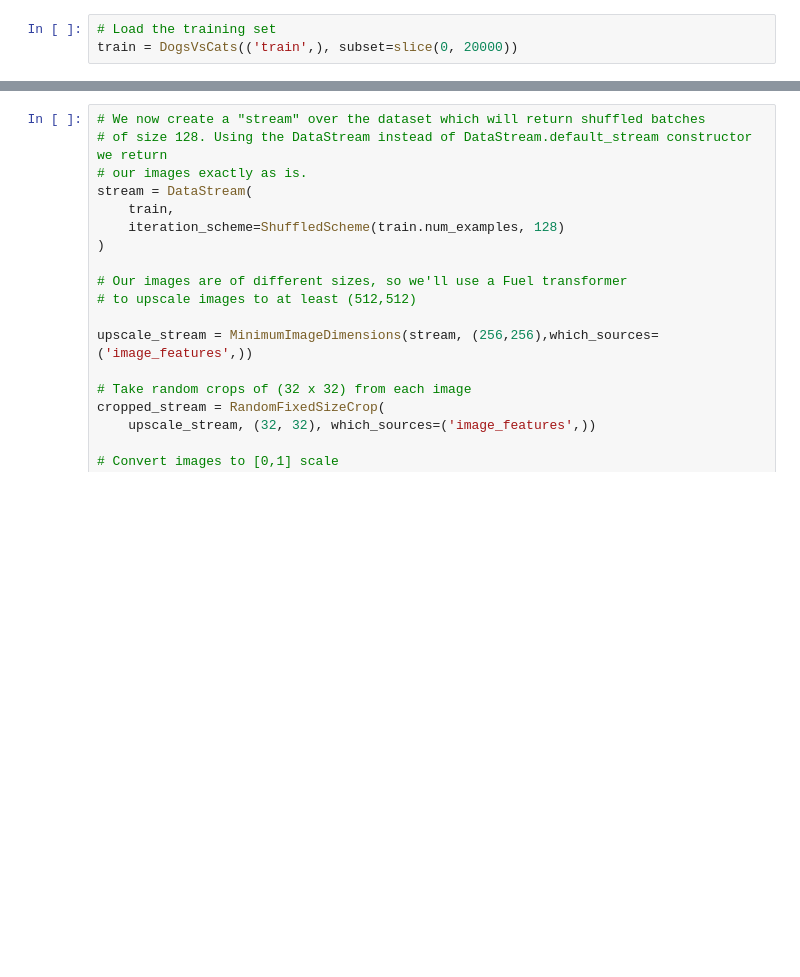
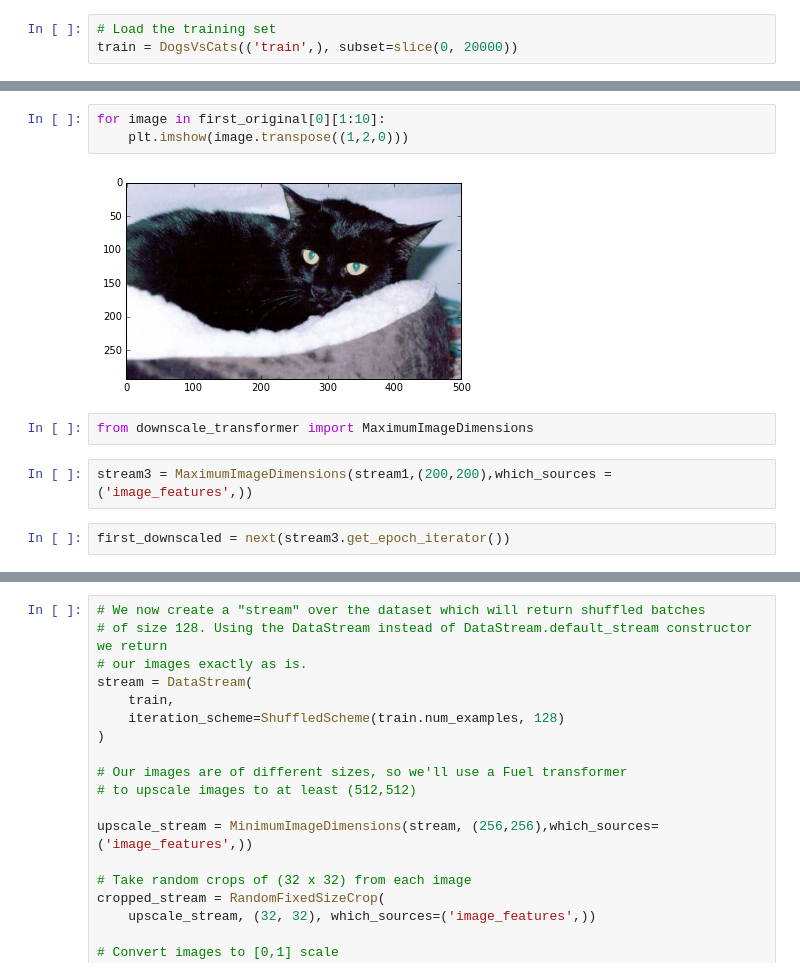
Before and after one commit to yiulau/ift6266, a Jupyter notebook: first_workbook.ipynb, the cells around one changed output, grey strips where cells are left out. Cells and saved outputs as stored; diff of their text form; blank space fills up the shorter version.

```diff
--- a/first_workbook.ipynb
+++ b/first_workbook.ipynb
@@ -12,0 +105,11 @@ train = DogsVsCats(('train',), subset=slice(0, 20000))
+# %%
+for image in first_original[0][1:10]:
+    plt.imshow(image.transpose((1,2,0)))
+# %% [output]
+[figure, added]
+# %%
+from downscale_transformer import MaximumImageDimensions
+# %%
+stream3 = MaximumImageDimensions(stream1,(200,200),which_sources = ('image_features',))
+# %%
+first_downscaled = next(stream3.get_epoch_iterator())
```
Also changed, not shown: parts of 50 cells of this notebook, 45 other files.
